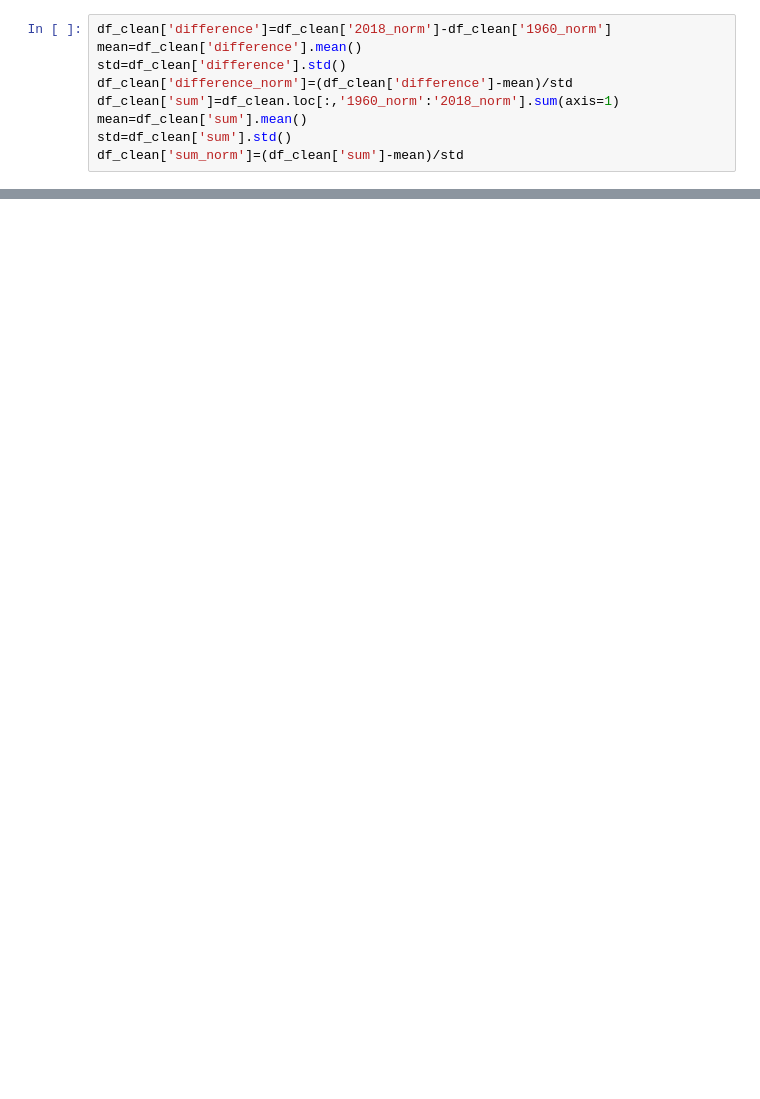
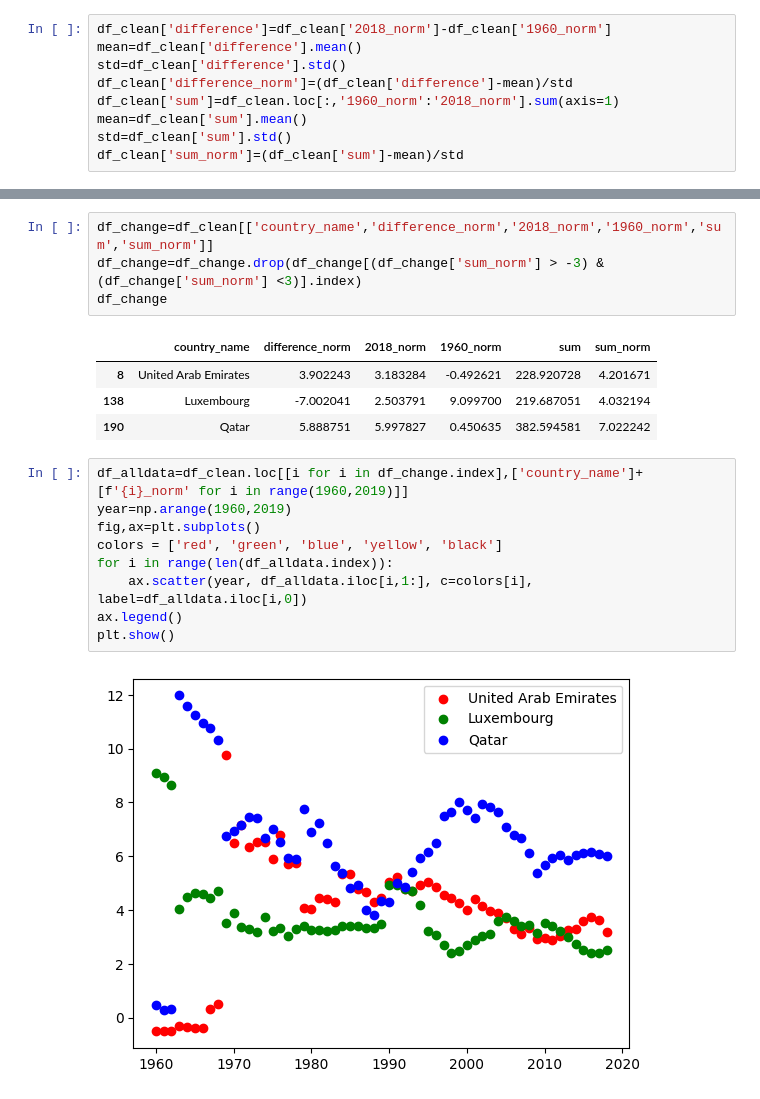
Before and after one commit to sgr45/co2emission, a Jupyter notebook: dataset.ipynb, the cells around one changed output, grey strips where cells are left out. Saved outputs shown, nothing was run; the diff lists cells and outputs as text; blank space fills up the shorter version.

```diff
--- a/dataset.ipynb
+++ b/dataset.ipynb
@@ -153,0 +137,20 @@ df_change
+# %%
+df_change=df_clean[['country_name','difference_norm','2018_norm','1960_norm','sum','sum_norm']]
+df_change=df_change.drop(df_change[(df_change['sum_norm'] > -3) & (df_change['sum_norm'] <3)].index)
+df_change
+# %% [output]
+|  | country_name | difference_norm | 2018_norm | 1960_norm | sum | sum_norm |
+| 8 | United Arab Emirates | 3.902243 | 3.183284 | -0.492621 | 228.920728 | 4.201671 |
+| 138 | Luxembourg | -7.002041 | 2.503791 | 9.099700 | 219.687051 | 4.032194 |
+| 190 | Qatar | 5.888751 | 5.997827 | 0.450635 | 382.594581 | 7.022242 |
+# %%
+df_alldata=df_clean.loc[[i for i in df_change.index],['country_name']+[f'{i}_norm' for i in range(1960,2019)]]
+year=np.arange(1960,2019)
+fig,ax=plt.subplots()
+colors = ['red', 'green', 'blue', 'yellow', 'black']
+for i in range(len(df_alldata.index)):
+    ax.scatter(year, df_alldata.iloc[i,1:], c=colors[i], label=df_alldata.iloc[i,0])
+ax.legend()
+plt.show()
+# %% [output]
+[figure, added]
```
Also changed, not shown: parts of 7 cells of this notebook.
